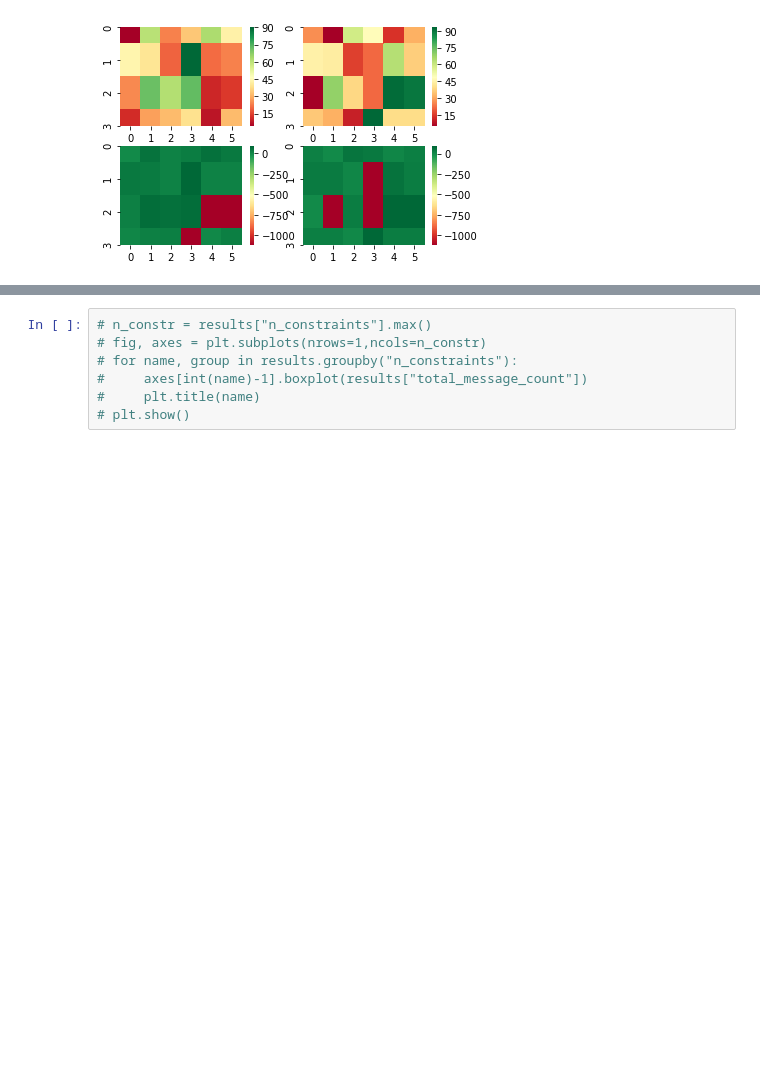
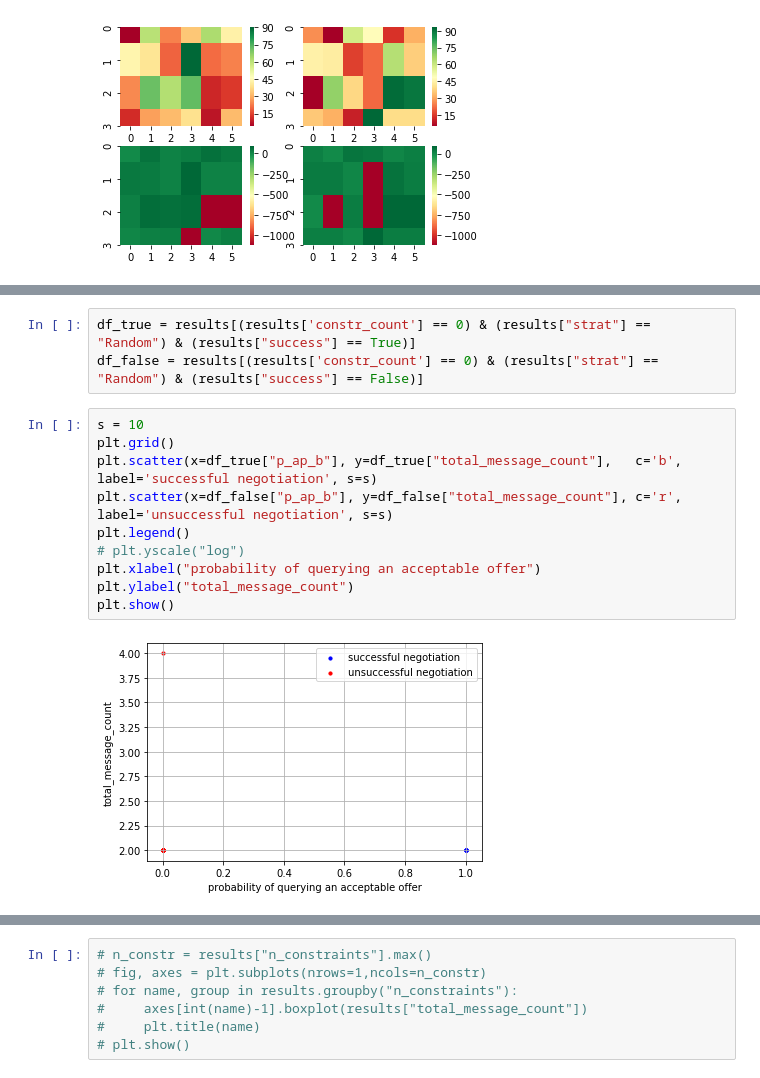
Before and after one commit to savente93/pyneg, a Jupyter notebook: src/Test generation.ipynb, the cells around one changed output, grey strips where cells are left out. Cells and saved outputs as stored; diff of their text form; blank space fills up the shorter version.

```diff
--- a/src/Test generation.ipynb
+++ b/src/Test generation.ipynb
@@ -104 +111,16 @@ results.head(10)
+# %%
+df_true = results[(results['constr_count'] == 0) & (results["strat"] == "Random") & (results["success"] == True)]
+df_false = results[(results['constr_count'] == 0) & (results["strat"] == "Random") & (results["success"] == False)]
+# %%
+s = 10
+plt.grid()
+plt.scatter(x=df_true["p_ap_b"], y=df_true["total_message_count"],   c='b', label='successful negotiation', s=s)
+plt.scatter(x=df_false["p_ap_b"], y=df_false["total_message_count"], c='r', label='unsuccessful negotiation', s=s)
+plt.legend()
+# plt.yscale("log")
+plt.xlabel("probability of querying an acceptable offer")
+plt.ylabel("total_message_count")
+plt.show()
+# %% [output]
+[figure, added]
 # %%
```
Also changed, not shown: parts of 2 cells of this notebook, 9 other files.
